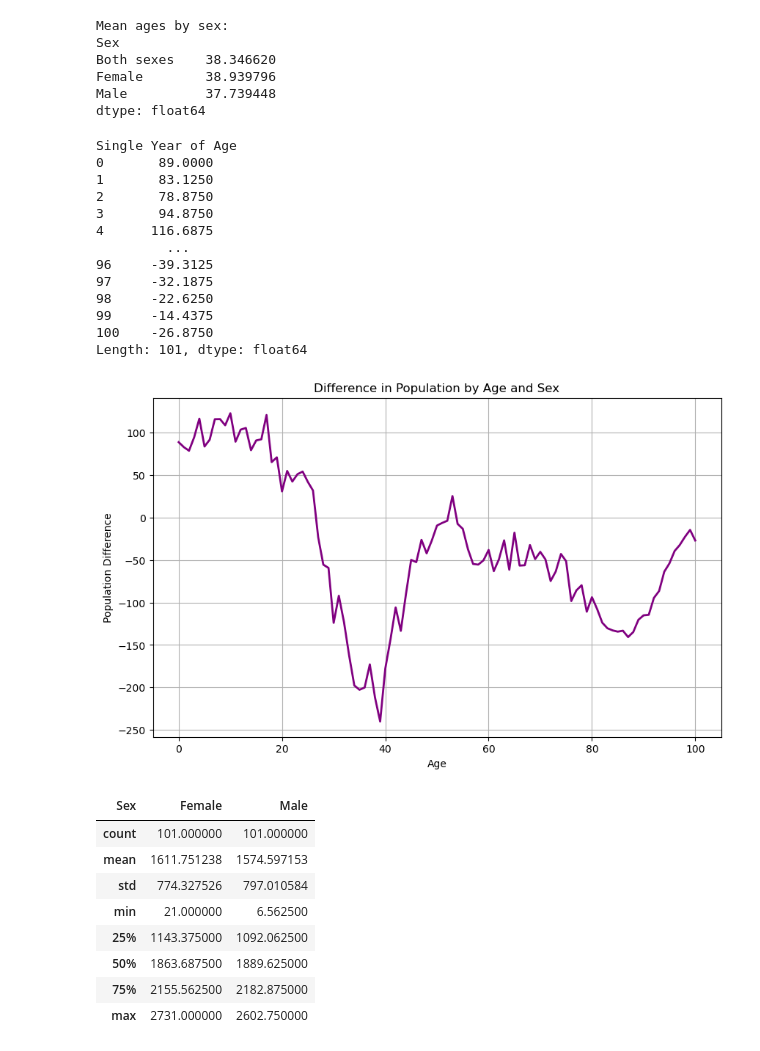
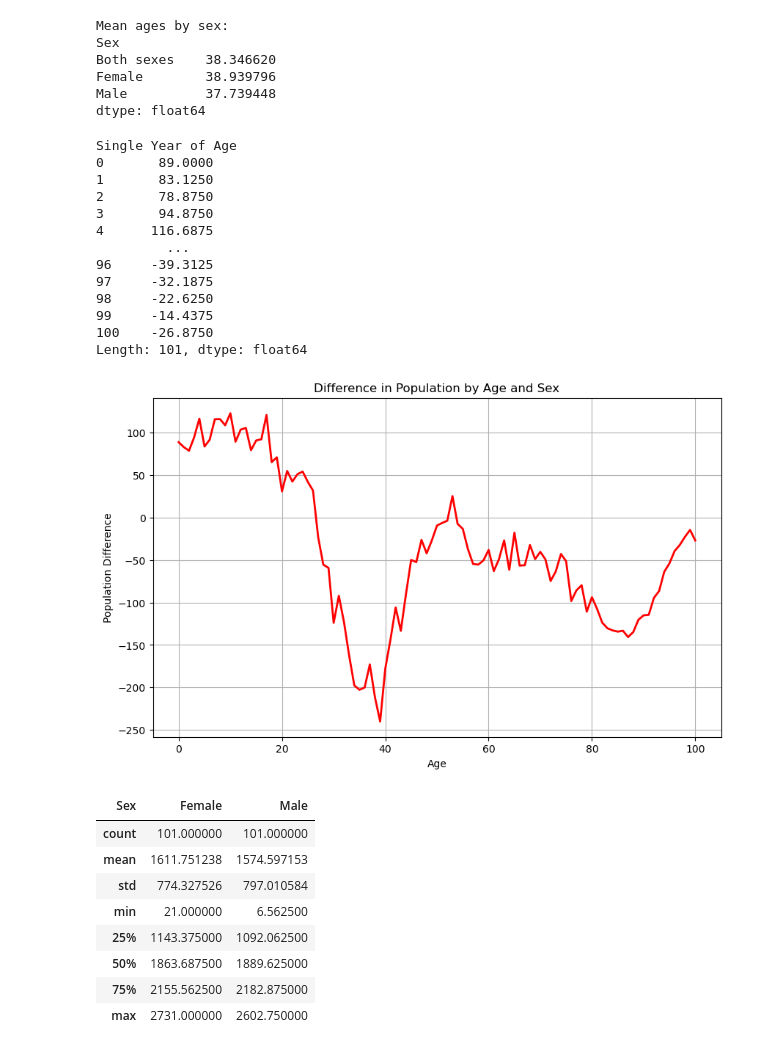
Before and after one commit to marianemcgrath/pfda, a Jupyter notebook: assignment/assignment05_population.ipynb, the cells around one changed output. Saved outputs shown, nothing was run; the diff lists cells and outputs as text; code cells hidden in the pictures.

```diff
--- a/assignment/assignment05_population.ipynb
+++ b/assignment/assignment05_population.ipynb
@@ -126,16 +125,6 @@ age_diff = df_analysis['Male'] - df_analysis['Female']
 
 # Display the age difference data
 display(age_diff)
-
-# Now, we plot the difference in population
-
-plt.figure(figsize=(10, 6))
-plt.plot(age_diff.index, age_diff, marker='', linewidth=2, color='purple')
-plt.title("Difference in Population by Age and Sex")
-plt.xlabel("Age")
-plt.ylabel("Population Difference")
-plt.grid()
-plt.show()
 # %% [output]
 Single Year of Age
 0       89.0000
@@ -150,5 +139,15 @@ Single Year of Age
 99     -14.4375
 100    -26.8750
 Length: 101, dtype: float64
-[figure, removed]
+# %%
+# Now, we plot the difference in population
+plt.figure(figsize=(10, 6))
+plt.plot(age_diff.index, age_diff, marker='', linewidth=2, color='red')
+plt.title("Difference in Population by Age and Sex")
+plt.xlabel("Age")
+plt.ylabel("Population Difference")
+plt.grid()
+plt.show()
+# %% [output]
+[figure, added]
 # %%
```
Also changed, not shown: parts of 15 cells of this notebook, 5 other files.
